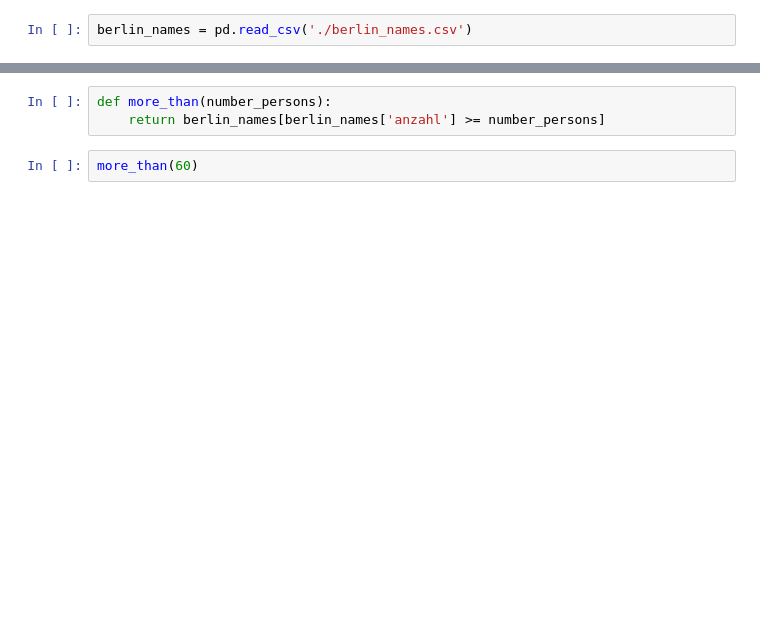
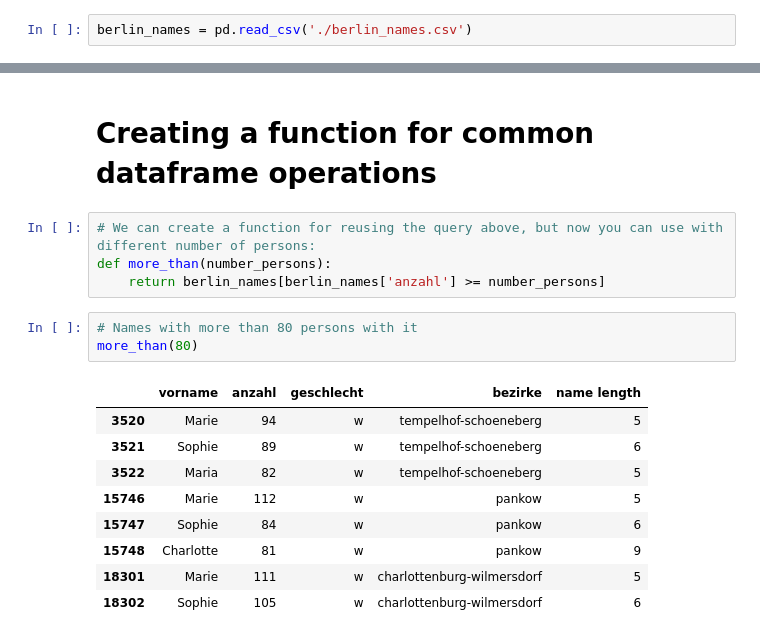
Before and after one commit to ReDI-School/data-analysis, a Jupyter notebook: class-3/Names_in_Berlin.ipynb, the cells around one changed output, grey strips where cells are left out. Saved outputs shown, nothing was run; the diff lists cells and outputs as text; blank space fills up the shorter version.

```diff
--- a/class-3/Names_in_Berlin.ipynb
+++ b/class-3/Names_in_Berlin.ipynb
@@ -35,5 +264,19 @@ berlin_names['bezirke'].value_counts()
-# %%
-def more_than(number_persons):
-    return berlin_names[berlin_names['anzahl'] >= number_persons]
-# %%
-more_than(60)
+# %% [markdown]
+# Creating a function for common dataframe operations
+# %%
+# We can create a function for reusing the query above, but now you can use with different number of persons:
+def more_than(number_persons):
+    return berlin_names[berlin_names['anzahl'] >= number_persons]
+# %%
+# Names with more than 80 persons with it
+more_than(80)
+# %% [output]
+|  | vorname | anzahl | geschlecht | bezirke | name length |
+| 3520 | Marie | 94 | w | tempelhof-schoeneberg | 5 |
+| 3521 | Sophie | 89 | w | tempelhof-schoeneberg | 6 |
+| 3522 | Maria | 82 | w | tempelhof-schoeneberg | 5 |
+| 15746 | Marie | 112 | w | pankow | 5 |
+| 15747 | Sophie | 84 | w | pankow | 6 |
+| 15748 | Charlotte | 81 | w | pankow | 9 |
+| 18301 | Marie | 111 | w | charlottenburg-wilmersdorf | 5 |
+| 18302 | Sophie | 105 | w | charlottenburg-wilmersdorf | 6 |
```
Also changed, not shown: parts of 41 cells of this notebook, 1 other file.
